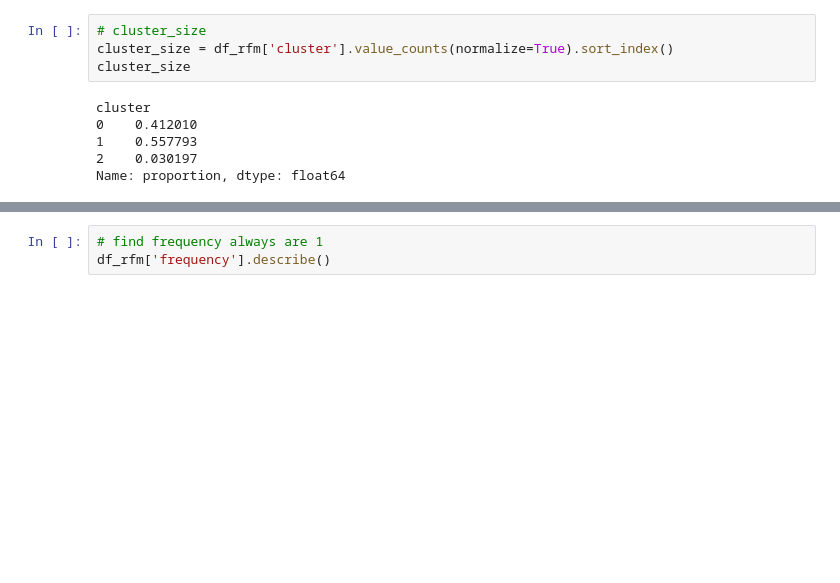
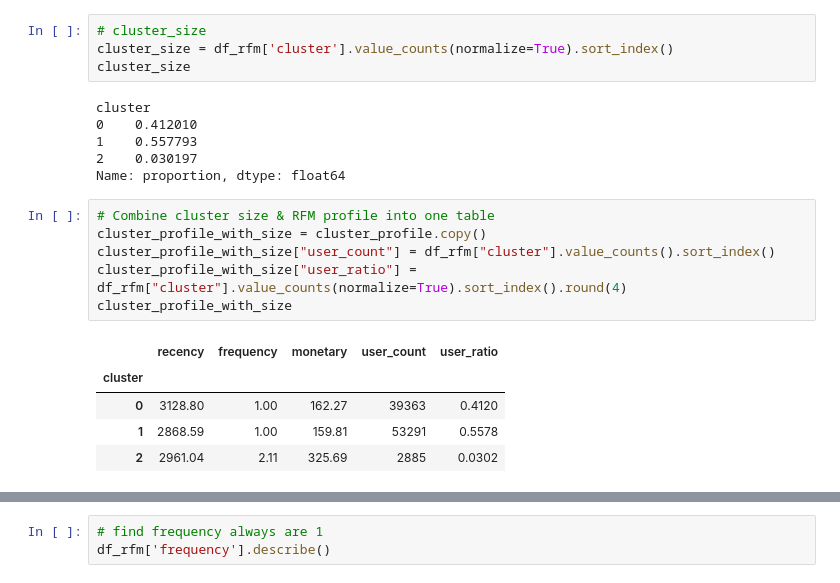
Before and after one commit to WangXin154/E-commerce_decision-making-_intelligence, a Jupyter notebook: Statistical_analysis_report/02.User_Segmentation_vs_ Value_Analysis_(RFM Model).ipynb, the cells around one changed output, grey strips where cells are left out. Cells and saved outputs as stored; diff of their text form; blank space fills up the shorter version.

```diff
--- a/Statistical_analysis_report/02.User_Segmentation_vs_ Value_Analysis_(RFM Model).ipynb
+++ b/Statistical_analysis_report/02.User_Segmentation_vs_ Value_Analysis_(RFM Model).ipynb
@@ -254,3 +254,15 @@ cluster
 1    0.557793
 2    0.030197
 Name: proportion, dtype: float64
+# %%
+# Combine cluster size & RFM profile into one table
+cluster_profile_with_size = cluster_profile.copy()
+cluster_profile_with_size["user_count"] = df_rfm["cluster"].value_counts().sort_index()
+cluster_profile_with_size["user_ratio"] = df_rfm["cluster"].value_counts(normalize=True).sort_index().round(4)
+cluster_profile_with_size
+# %% [output]
+|  | recency | frequency | monetary | user_count | user_ratio |
+| cluster |  |  |  |  |  |
+| 0 | 3128.80 | 1.00 | 162.27 | 39363 | 0.4120 |
+| 1 | 2868.59 | 1.00 | 159.81 | 53291 | 0.5578 |
+| 2 | 2961.04 | 2.11 | 325.69 | 2885 | 0.0302 |
```
Also changed, not shown: parts of 5 cells of this notebook.
